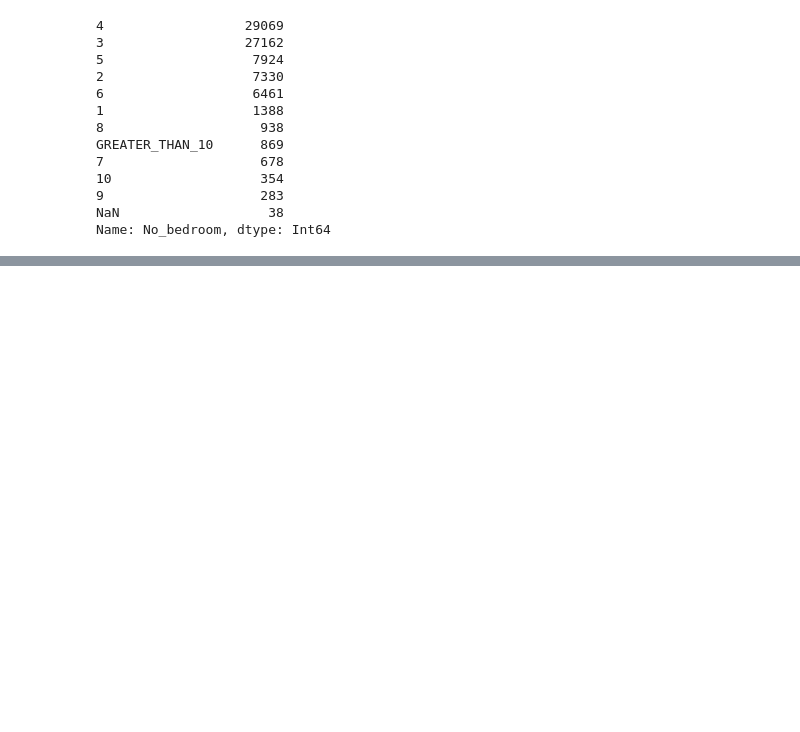
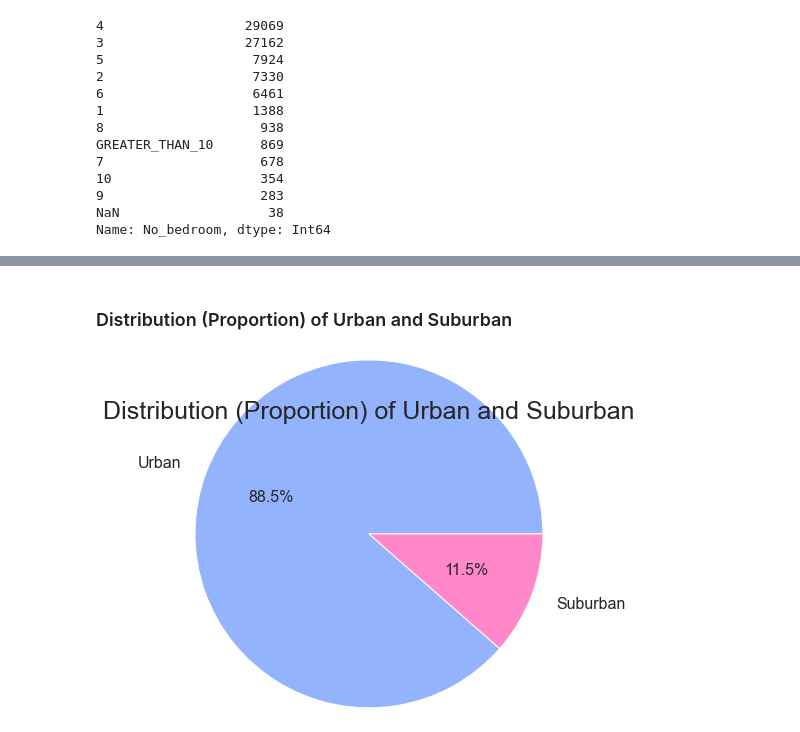
Before and after one commit to tnathu-ai/Classify-House-Price-Ranges-Hanoi, a Jupyter notebook: clean_data.ipynb, the cells around one changed output, grey strips where cells are left out. Drawn from its saved outputs; the diff is of its cells as text; code cells hidden in the pictures; blank space fills up the shorter version.

```diff
--- a/clean_data.ipynb
+++ b/clean_data.ipynb
@@ -704,0 +880,14 @@ Index(['District', 'Ward', 'House_type', 'Legal_documents', 'No_floor',
+# %% [markdown]
+### Distribution (Proportion) of Urban and Suburban
+# %%
+# Pie chart
+labels = ['Urban', 'Suburban']
+#colors
+colors = ['#94B3FD', '#FF87CA']
+
+plt.pie(df['isUrban'].value_counts(), labels=labels, labeldistance=1.15, colors=colors, autopct='%1.1f%%', radius=2, textprops={'fontsize': 16});
+plt.ylabel('')
+plt.title('Distribution (Proportion) of Urban and Suburban', fontsize=25)
+plt.show()
+# %% [output]
+[figure, added]
```
Also changed, not shown: parts of 77 cells of this notebook, 2 other files.
